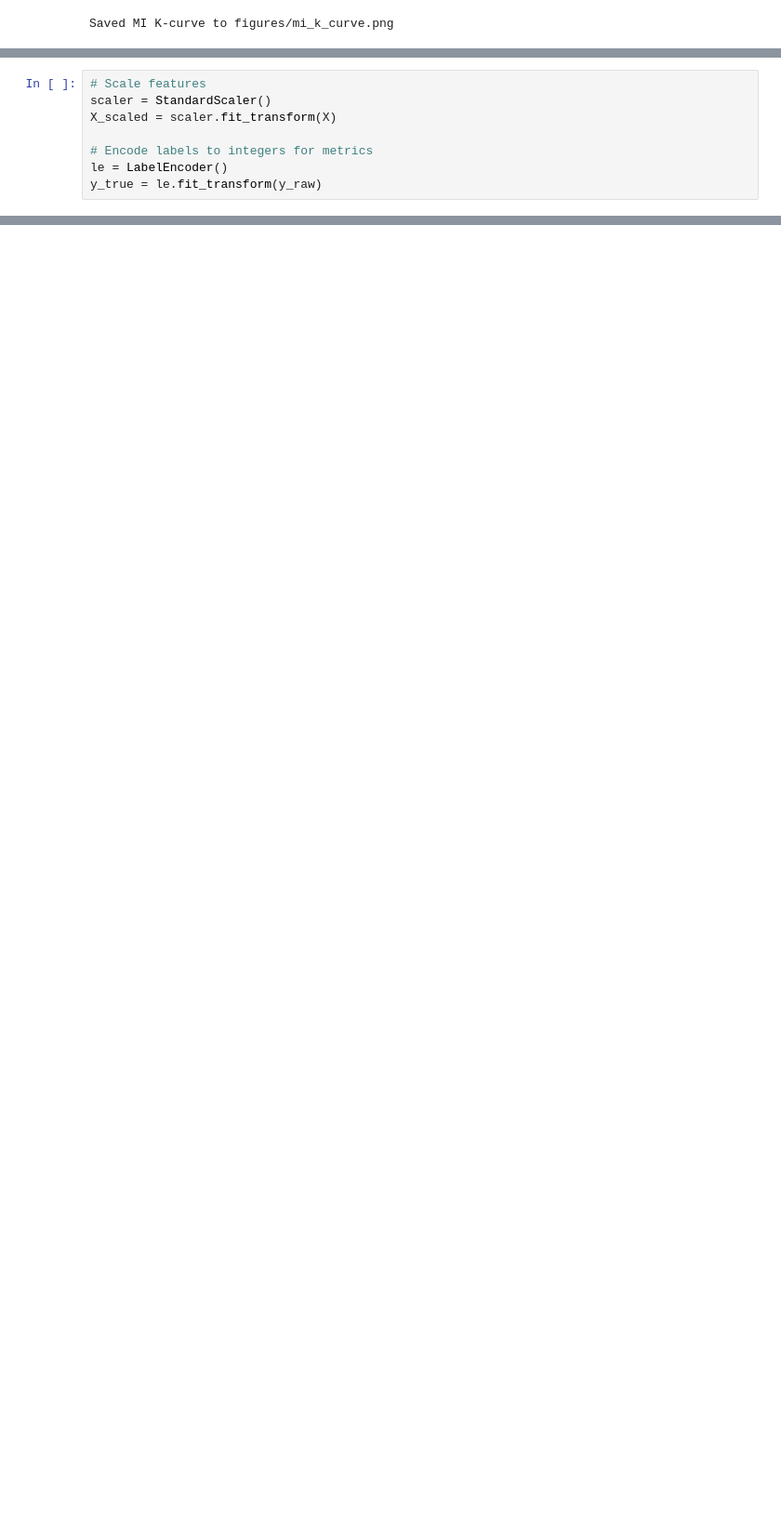
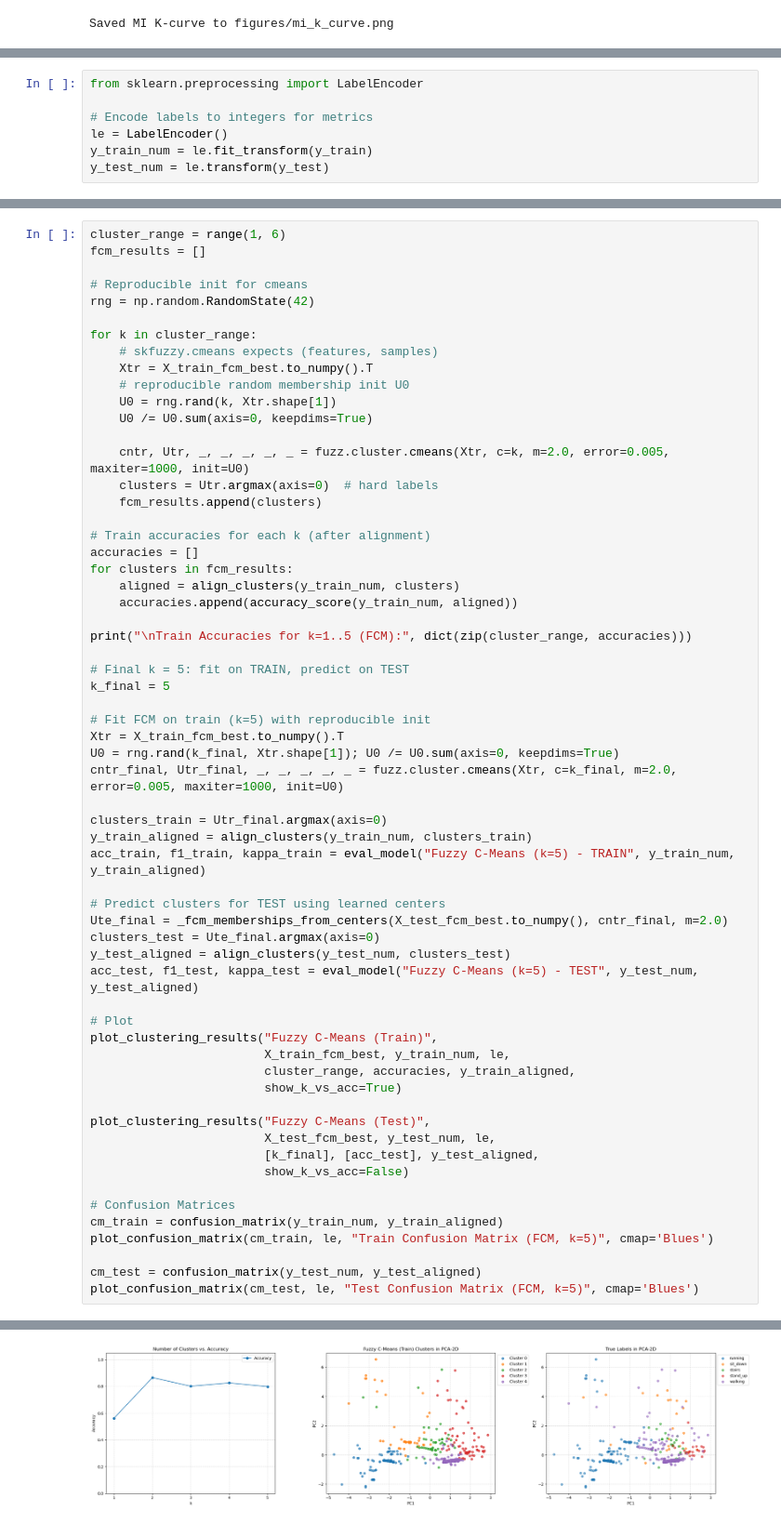
Before and after one commit to ozde12/Data-Analytics-and-Learning-Methods, a Jupyter notebook: human_activity_recognition.ipynb, the cells around one changed output, grey strips where cells are left out. Shown at 93% size. Drawn from its saved outputs; the diff is of its cells as text; blank space fills up the shorter version.

```diff
--- a/human_activity_recognition.ipynb
+++ b/human_activity_recognition.ipynb
@@ -876,8 +526,0 @@ Standardize Features and Convert Class Labels to Integers
-# %%
-# Scale features
-scaler = StandardScaler()
-X_scaled = scaler.fit_transform(X)
-
-# Encode labels to integers for metrics
-le = LabelEncoder()
-y_true = le.fit_transform(y_raw)
@@ -970,0 +529,7 @@ K-Means (k=5) Results:
+# %%
+from sklearn.preprocessing import LabelEncoder
+
+# Encode labels to integers for metrics
+le = LabelEncoder()
+y_train_num = le.fit_transform(y_train)
+y_test_num = le.transform(y_test)
@@ -970,0 +1055,62 @@ K-Means (k=5) Results:
+# %%
+cluster_range = range(1, 6)
+fcm_results = []
+
+# Reproducible init for cmeans
+rng = np.random.RandomState(42)
+
+for k in cluster_range:
+    # skfuzzy.cmeans expects (features, samples)
+    Xtr = X_train_fcm_best.to_numpy().T
+    # reproducible random membership init U0
+    U0 = rng.rand(k, Xtr.shape[1])
+    U0 /= U0.sum(axis=0, keepdims=True)
+
+    cntr, Utr, _, _, _, _, _ = fuzz.cluster.cmeans(Xtr, c=k, m=2.0, error=0.005, maxiter=1000, init=U0)
+    clusters = Utr.argmax(axis=0)  # hard labels
+    fcm_results.append(clusters)
+
+# Train accuracies for each k (after alignment)
+accuracies = []
+for clusters in fcm_results:
+    aligned = align_clusters(y_train_num, clusters)
+    accuracies.append(accuracy_score(y_train_num, aligned))
+
+print("\nTrain Accuracies for k=1..5 (FCM):", dict(zip(cluster_range, accuracies)))
+
+# Final k = 5: fit on TRAIN, predict on TEST
+k_final = 5
+
+# Fit FCM on train (k=5) with reproducible init
+Xtr = X_train_fcm_best.to_numpy().T
+U0 = rng.rand(k_final, Xtr.shape[1]); U0 /= U0.sum(axis=0, keepdims=True)
+cntr_final, Utr_final, _, _, _, _, _ = fuzz.cluster.cmeans(Xtr, c=k_final, m=2.0, error=0.005, maxiter=1000, init=U0)
+
+clusters_train = Utr_final.argmax(axis=0)
+y_train_aligned = align_clusters(y_train_num, clusters_train)
+acc_train, f1_train, kappa_train = eval_model("Fuzzy C-Means (k=5) - TRAIN", y_train_num, y_train_aligned)
+
+# Predict clusters for TEST using learned centers
+Ute_final = _fcm_memberships_from_centers(X_test_fcm_best.to_numpy(), cntr_final, m=2.0)
+clusters_test = Ute_final.argmax(axis=0)
+y_test_aligned = align_clusters(y_test_num, clusters_test)
+acc_test, f1_test, kappa_test = eval_model("Fuzzy C-Means (k=5) - TEST", y_test_num, y_test_aligned)
+
+# Plot
+plot_clustering_results("Fuzzy C-Means (Train)",
+                        X_train_fcm_best, y_train_num, le,
+                        cluster_range, accuracies, y_train_aligned,
+                        show_k_vs_acc=True)
+
+plot_clustering_results("Fuzzy C-Means (Test)",
+                        X_test_fcm_best, y_test_num, le,
+                        [k_final], [acc_test], y_test_aligned,
+                        show_k_vs_acc=False)
+
+# Confusion Matrices
+cm_train = confusion_matrix(y_train_num, y_train_aligned)
+plot_confusion_matrix(cm_train, le, "Train Confusion Matrix (FCM, k=5)", cmap='Blues')
+
+cm_test = confusion_matrix(y_test_num, y_test_aligned)
+plot_confusion_matrix(cm_test, le, "Test Confusion Matrix (FCM, k=5)", cmap='Blues')
+# %% [output]
@@ -970,0 +1128 @@ K-Means (k=5) Results:
+[figure, added]
```
Also changed, not shown: parts of 36 cells of this notebook, 37 other files.
